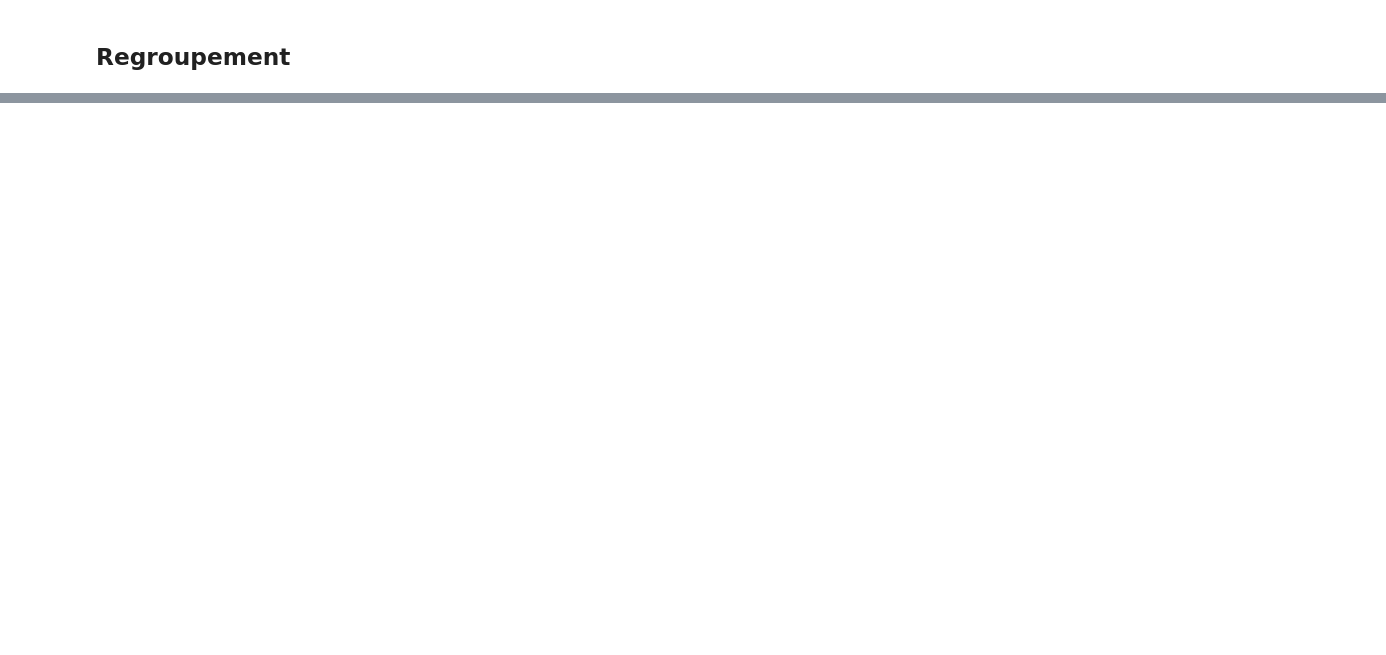
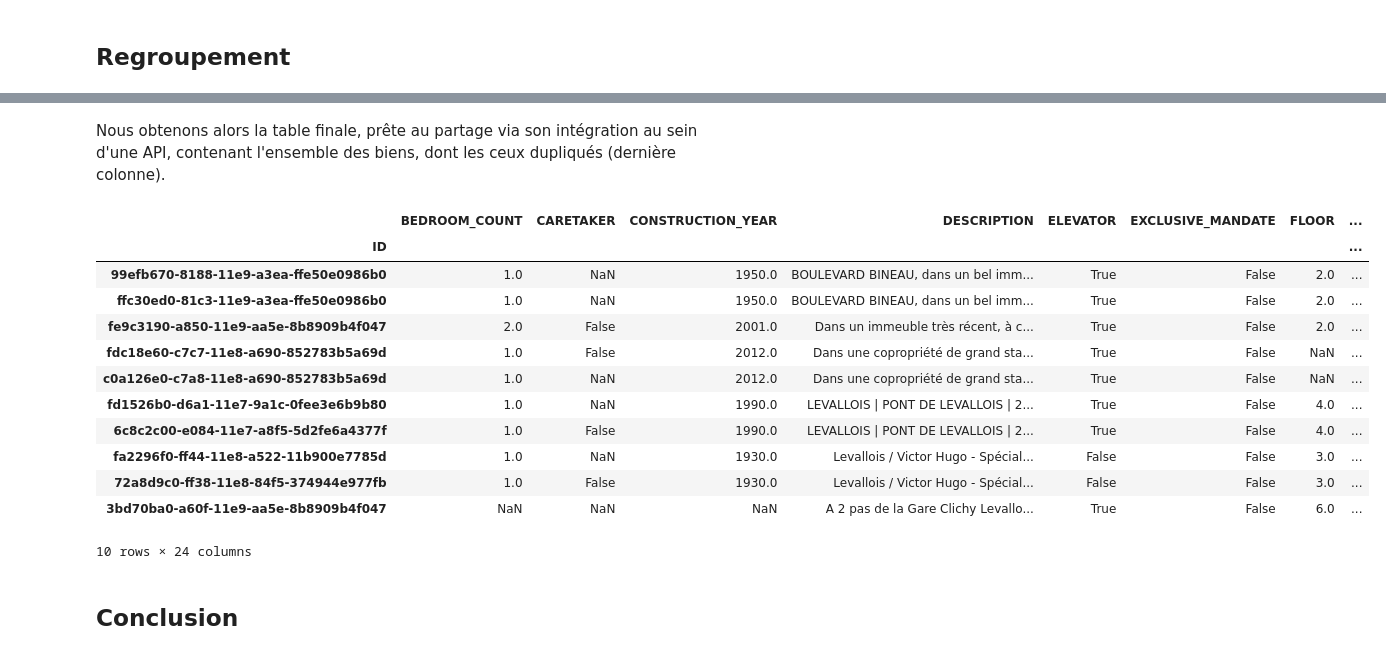
Before and after one commit to Aurel-Allard/yanport-interview, a Jupyter notebook: yanport_interview.ipynb, the cells around one changed output, grey strips where cells are left out. Saved outputs shown, nothing was run; the diff lists cells and outputs as text; code cells hidden in the pictures; blank space fills up the shorter version.

```diff
--- a/yanport_interview.ipynb
+++ b/yanport_interview.ipynb
@@ -159,7 +135,7 @@ comp_1 = pd.DataFrame(
 comp_2 = comp_1.unstack().to_frame().reset_index().set_axis(['Bien A', 'Bien B', 'Score'], axis=1)
 
 # Conditions sur le score pour être considéré comme dupliqué
-comp_2 = comp_2[(comp_2['Score'] < 1) & (comp_2['Score'] > 0.5)]
+comp_2 = comp_2[(comp_2['Score'] < 1) & (comp_2['Score'] > 0.7)]
 
 # On retire toutes les entrées similaires (ex: A-B ou B-A)
 comp_2['check_string'] = comp_2.apply(lambda row: ''.join(sorted([row['Bien A'], row['Bien B']])), axis=1)
@@ -183,7 +142,0 @@ comp_2.sort_values(by='Score', ascending=False)
-# %%
-counter = 0
-
-for i, r in df.sort_index(axis=1).iterrows():
-    print(i)
-    if i in comp_2['Bien A']:
-        print(df[i])
@@ -224,0 +166,12 @@ df.sort_index(axis=1)
+# %%
+duplicated_col = {}
+counter = 0
+
+# Création d'un dictionnaire d'id de regroupements sous l forme {index: batch de regroupement}
+for i, r in comp_2.sort_values(by='Bien A').iterrows():
+    if not r['Bien A'] in duplicated_col:
+        counter += 1
+        duplicated_col[r['Bien A']] = counter
+        duplicated_col[r['Bien B']] = counter
+    else:
+        duplicated_col[r['Bien B']] = duplicated_col[r['Bien A']]
@@ -224,0 +182,39 @@ df.sort_index(axis=1)
+# %%
+final_df = df
+final_df['ID DUPLICATES'] = np.nan
+final_df['ID DUPLICATES'] = final_df['ID DUPLICATES'].astype('Int64')
+
+# On assigne les id de regroupement à une nouvelle colonne 'ID DUPLICATES'
+for k, v in duplicated_col.items():
+    final_df.loc[k, 'ID DUPLICATES'] = v
+
+# On consolide les regroupements en vérifiant les grandes métrics immobilières pour chaque
+checked_col = ['CONSTRUCTION_YEAR', 'FLOOR_COUNT', 'SURFACE', 'PRICE_M2', 'PROPERTY_TYPE', 'SURFACE']
+
+# Vérification de l'existente d'au moins un duplicat par regroupement, correction dans le cas contraire
+for i, r in final_df.iterrows():
+    if type(r['ID DUPLICATES']) == int:
+        duplicates = final_df.loc[final_df['ID DUPLICATES'] == r['ID DUPLICATES']].duplicated(checked_col)
+        for j, v in duplicates.iloc[1:].to_frame().iterrows():
+            if not v[0]:
+                final_df.loc[j, 'ID DUPLICATES'] = np.nan
+# %% [markdown]
+Nous obtenons alors la table finale, prête au partage via son intégration au sein d'une API, contenant l'ensemble des biens, dont les ceux dupliqués (dernière colonne).
+# %%
+final_df.sort_values(['ID DUPLICATES'], ascending=False).head(10)
+# %% [output]
+|  | BEDROOM_COUNT | CARETAKER | CONSTRUCTION_YEAR | DESCRIPTION | ELEVATOR | EXCLUSIVE_MANDATE | FLOOR | ... |
+| ID |  |  |  |  |  |  |  | ... |
+| 99efb670-8188-11e9-a3ea-ffe50e0986b0 | 1.0 | NaN | 1950.0 | BOULEVARD BINEAU, dans un bel imm... | True | False | 2.0 | ... |
+| ffc30ed0-81c3-11e9-a3ea-ffe50e0986b0 | 1.0 | NaN | 1950.0 | BOULEVARD BINEAU, dans un bel imm... | True | False | 2.0 | ... |
+| fe9c3190-a850-11e9-aa5e-8b8909b4f047 | 2.0 | False | 2001.0 | Dans un immeuble très récent, à c... | True | False | 2.0 | ... |
+| fdc18e60-c7c7-11e8-a690-852783b5a69d | 1.0 | False | 2012.0 | Dans une copropriété de grand sta... | True | False | NaN | ... |
+| c0a126e0-c7a8-11e8-a690-852783b5a69d | 1.0 | NaN | 2012.0 | Dans une copropriété de grand sta... | True | False | NaN | ... |
+| fd1526b0-d6a1-11e7-9a1c-0fee3e6b9b80 | 1.0 | NaN | 1990.0 | LEVALLOIS | PONT DE LEVALLOIS | 2... | True | False | 4.0 | ... |
+| 6c8c2c00-e084-11e7-a8f5-5d2fe6a4377f | 1.0 | False | 1990.0 | LEVALLOIS | PONT DE LEVALLOIS | 2... | True | False | 4.0 | ... |
+| fa2296f0-ff44-11e8-a522-11b900e7785d | 1.0 | NaN | 1930.0 | Levallois / Victor Hugo - Spécial... | False | False | 3.0 | ... |
+| 72a8d9c0-ff38-11e8-84f5-374944e977fb | 1.0 | False | 1930.0 | Levallois / Victor Hugo - Spécial... | False | False | 3.0 | ... |
+| 3bd70ba0-a60f-11e9-aa5e-8b8909b4f047 | NaN | NaN | NaN | A 2 pas de la Gare Clichy Levallo... | True | False | 6.0 | ... |
+10 rows × 24 columns
+# %% [markdown]
+## Conclusion
```
Also changed, not shown: parts of 22 cells of this notebook.
